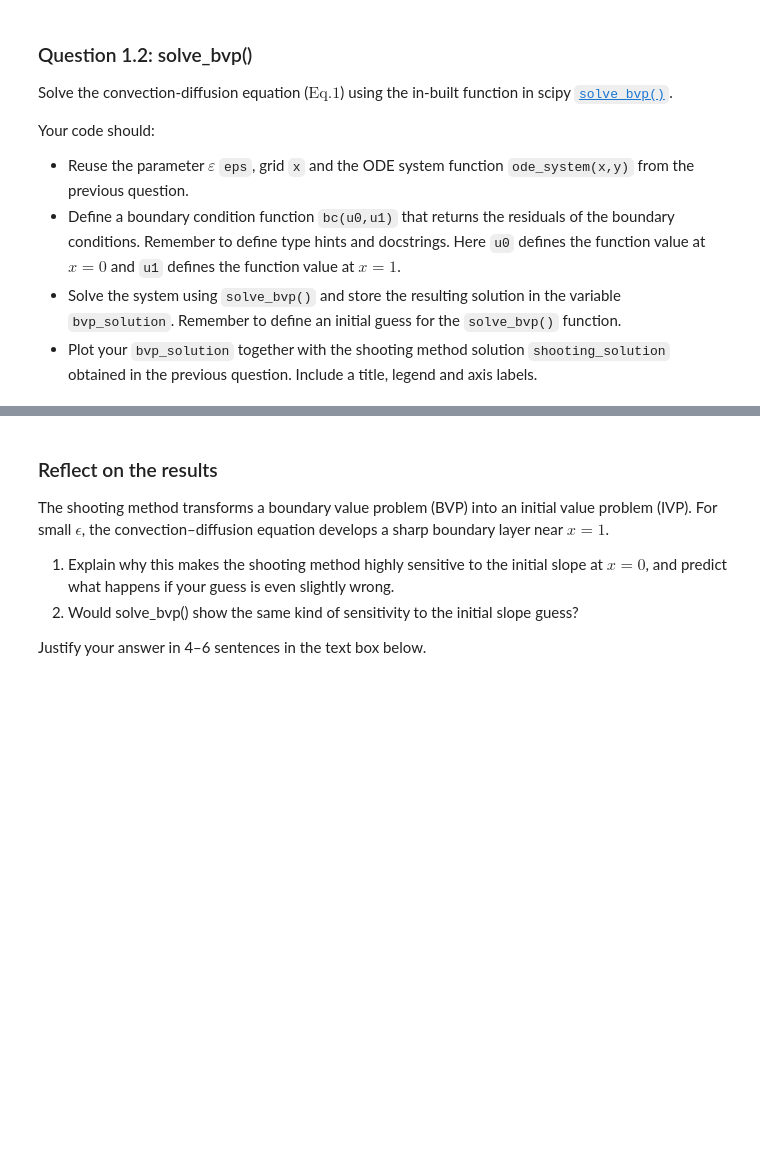
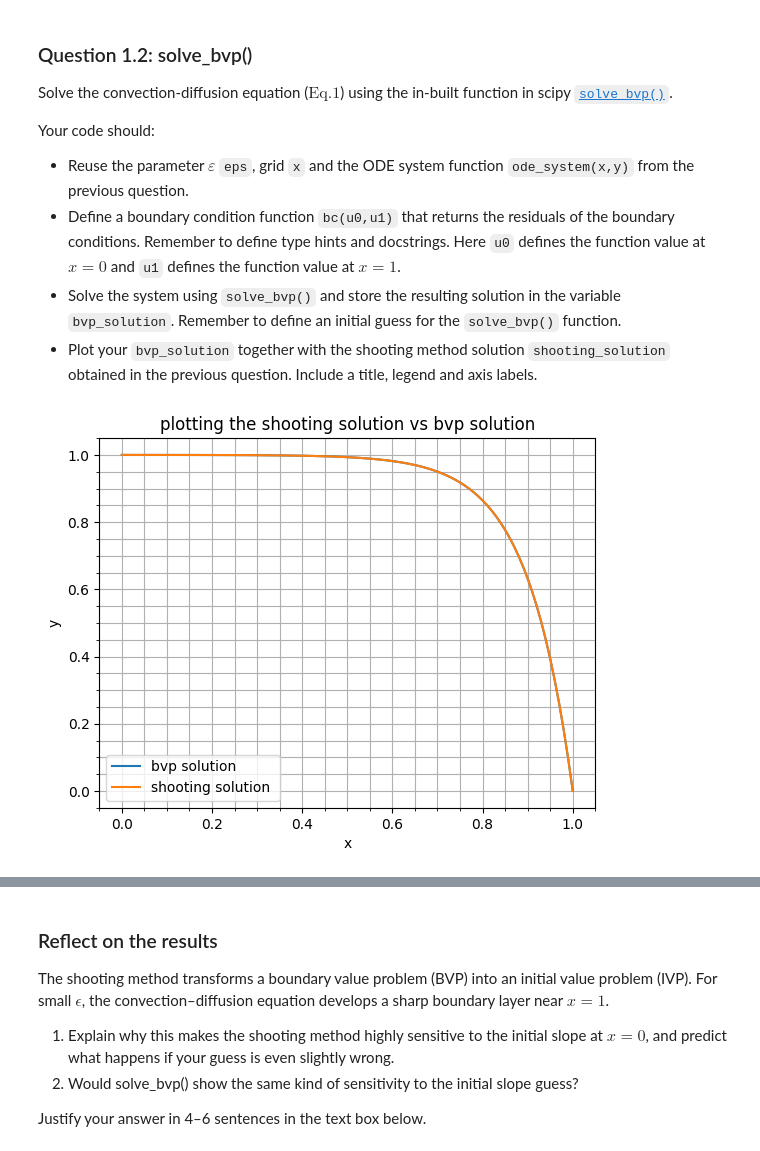
Before and after one commit to Xikiee/computational_practicum, a Jupyter notebook: redoing_assignments/Assignment_Q1_L7.ipynb, the cells around one changed output, grey strips where cells are left out. Cells and saved outputs as stored; diff of their text form; code cells hidden in the pictures; blank space fills up the shorter version.

```diff
--- a/redoing_assignments/Assignment_Q1_L7.ipynb
+++ b/redoing_assignments/Assignment_Q1_L7.ipynb
@@ -173,15 +257,35 @@ Your code should:
 - Plot your `bvp_solution` together with the shooting method solution `shooting_solution` obtained in the previous question.  Include a title, legend and axis labels.
 # %%
 # Define boundary conditions function for solve_bvp
-...
+def bc(ya:np.ndarray, yb:np.ndarray)->np.ndarray:
+    """Function evaluating the residuals at the boundary conditions:
+    Input:
+    ya        :np.ndarray
+    yb        :p.ndarray
+
+    Returns:
+    residuals :np.ndarray"""
+    residuals = np.array([ya[0] - 1, yb[0]])
+    return residuals
 
 # Solve using solve_bvp
-...
+u_guess = np.zeros((2,len(x)))
 
 # Extract bvp solution
-bvp_solution = ...
+bvp_solution = scipy.integrate.solve_bvp(ode_system,bc,x,u_guess).y[0]
+
 
 # Plot results
-...
+plt.plot(x,bvp_solution, label = 'bvp solution ')
+plt.plot(x,shooting_solution, label= 'shooting solution ')
+plt.minorticks_on()
+plt.grid(which='both')
+plt.legend()
+plt.xlabel('x')
+plt.ylabel('y')
+plt.title('plotting the shooting solution vs bvp solution')
+plt.show()
+# %% [output]
+[figure, added]
 # %%
 grader.check("q1_2")
```
Also changed, not shown: parts of 10 cells of this notebook, 2 other files.
